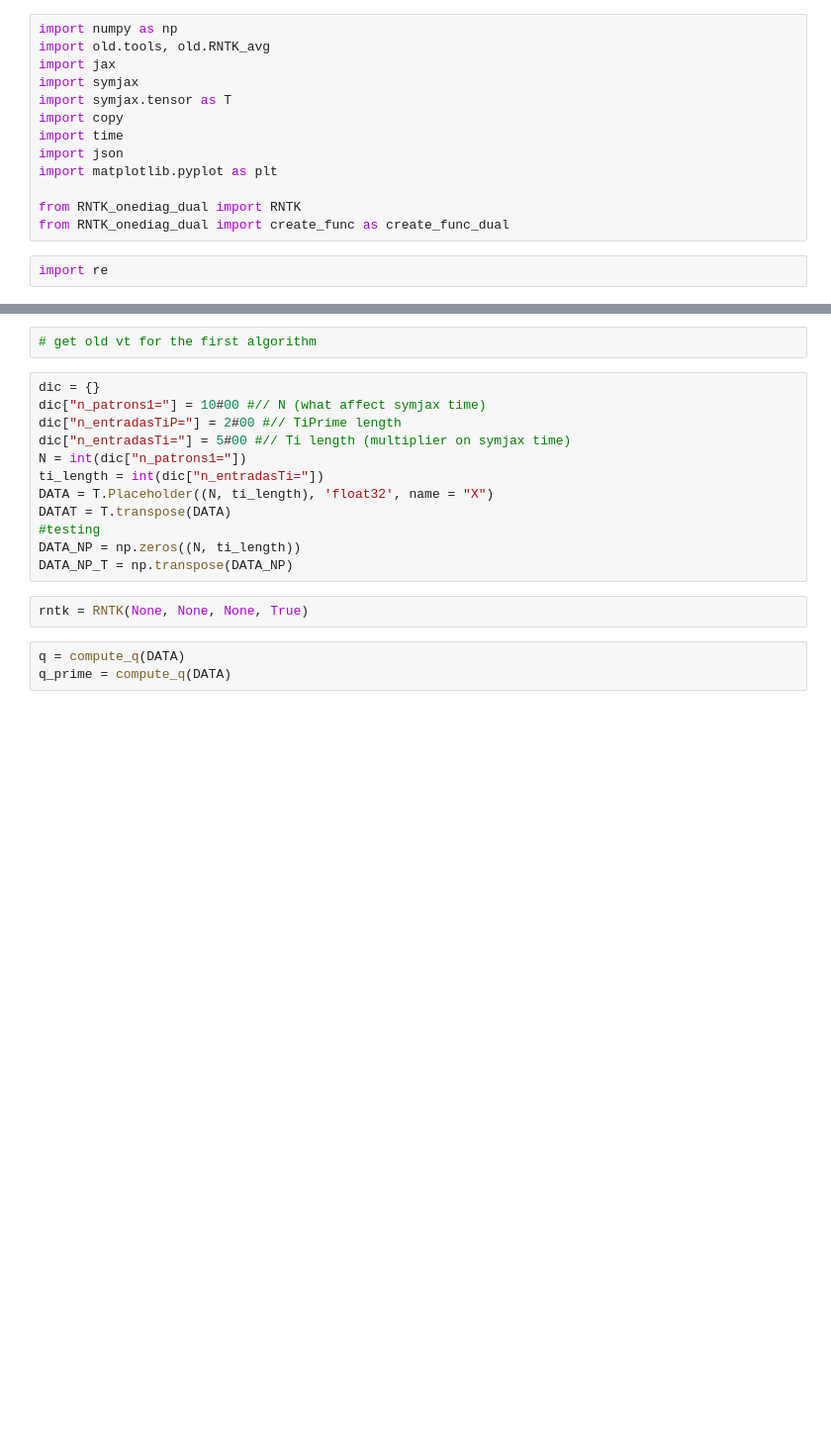
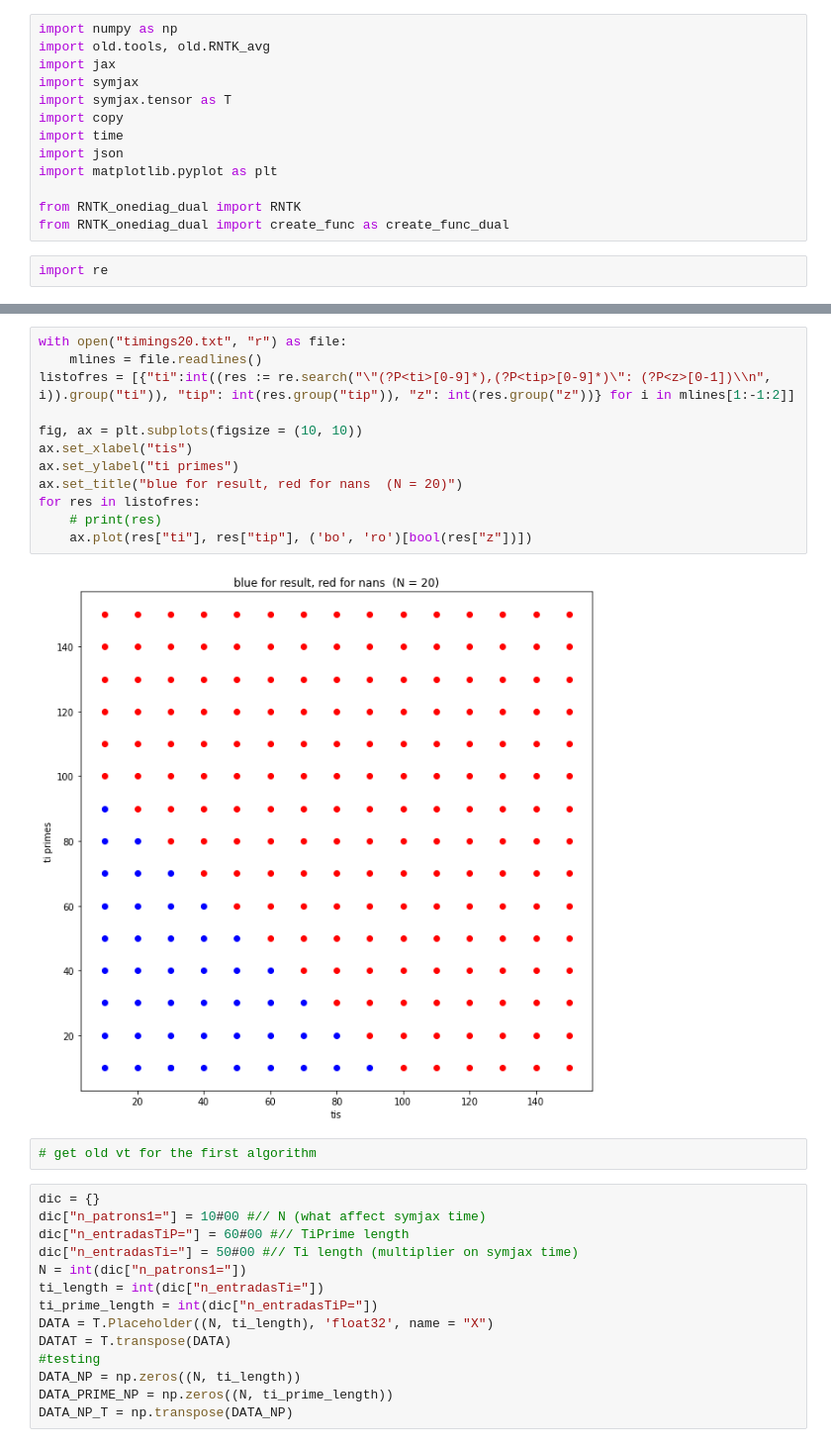
Before and after one commit to michaelsprintson/RNTK_UCI, a Jupyter notebook: RNTK_onediag_new.ipynb, the cells around one changed output, grey strips where cells are left out. Shown at 99% size. Drawn from its saved outputs; the diff is of its cells as text; blank space fills up the shorter version.

```diff
--- a/RNTK_onediag_new.ipynb
+++ b/RNTK_onediag_new.ipynb
@@ -38,19 +48,30 @@ for res in listofres:
+# %%
+with open("timings20.txt", "r") as file:
+    mlines = file.readlines()
+listofres = [{"ti":int((res := re.search("\"(?P<ti>[0-9]*),(?P<tip>[0-9]*)\": (?P<z>[0-1])\\n", i)).group("ti")), "tip": int(res.group("tip")), "z": int(res.group("z"))} for i in mlines[1:-1:2]]
+
+fig, ax = plt.subplots(figsize = (10, 10))
+ax.set_xlabel("tis")
+ax.set_ylabel("ti primes")
+ax.set_title("blue for result, red for nans  (N = 20)")
+for res in listofres:
+    # print(res)
+    ax.plot(res["ti"], res["tip"], ('bo', 'ro')[bool(res["z"])])
+# %% [output]
+[figure, added]
 # %%
 # get old vt for the first algorithm
 # %%
 dic = {}
 dic["n_patrons1="] = 10#00 #// N (what affect symjax time)
-dic["n_entradasTiP="] = 2#00 #// TiPrime length
-dic["n_entradasTi="] = 5#00 #// Ti length (multiplier on symjax time)
+dic["n_entradasTiP="] = 60#00 #// TiPrime length
+dic["n_entradasTi="] = 50#00 #// Ti length (multiplier on symjax time)
 N = int(dic["n_patrons1="])
 ti_length = int(dic["n_entradasTi="])
+ti_prime_length = int(dic["n_entradasTiP="])
 DATA = T.Placeholder((N, ti_length), 'float32', name = "X")
 DATAT = T.transpose(DATA)
 #testing
 DATA_NP = np.zeros((N, ti_length))
+DATA_PRIME_NP = np.zeros((N, ti_prime_length))
 DATA_NP_T = np.transpose(DATA_NP)
-# %%
-rntk = RNTK(None, None, None, True)
-# %%
-q = compute_q(DATA)
-q_prime = compute_q(DATA)
```
Also changed, not shown: parts of 6 cells of this notebook, 3 other files.
